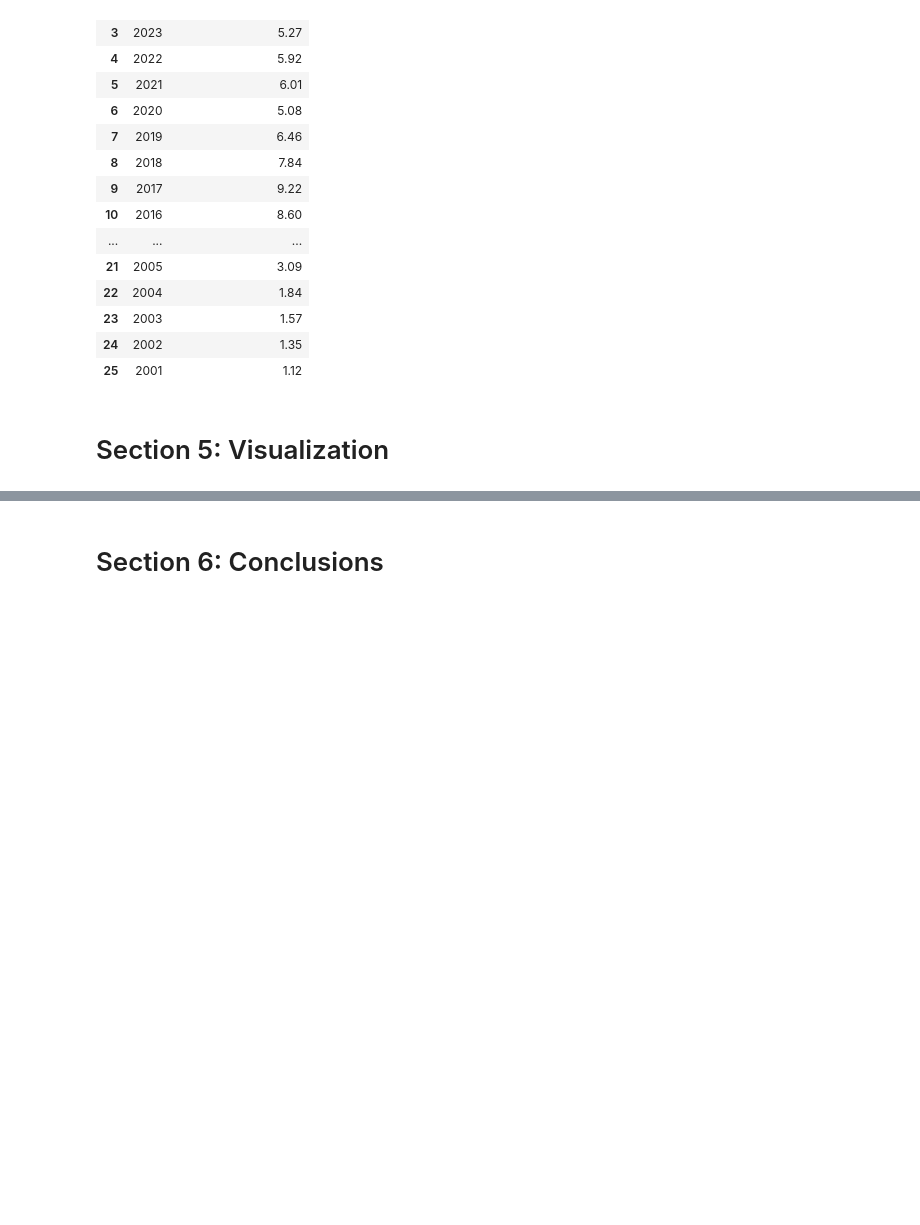
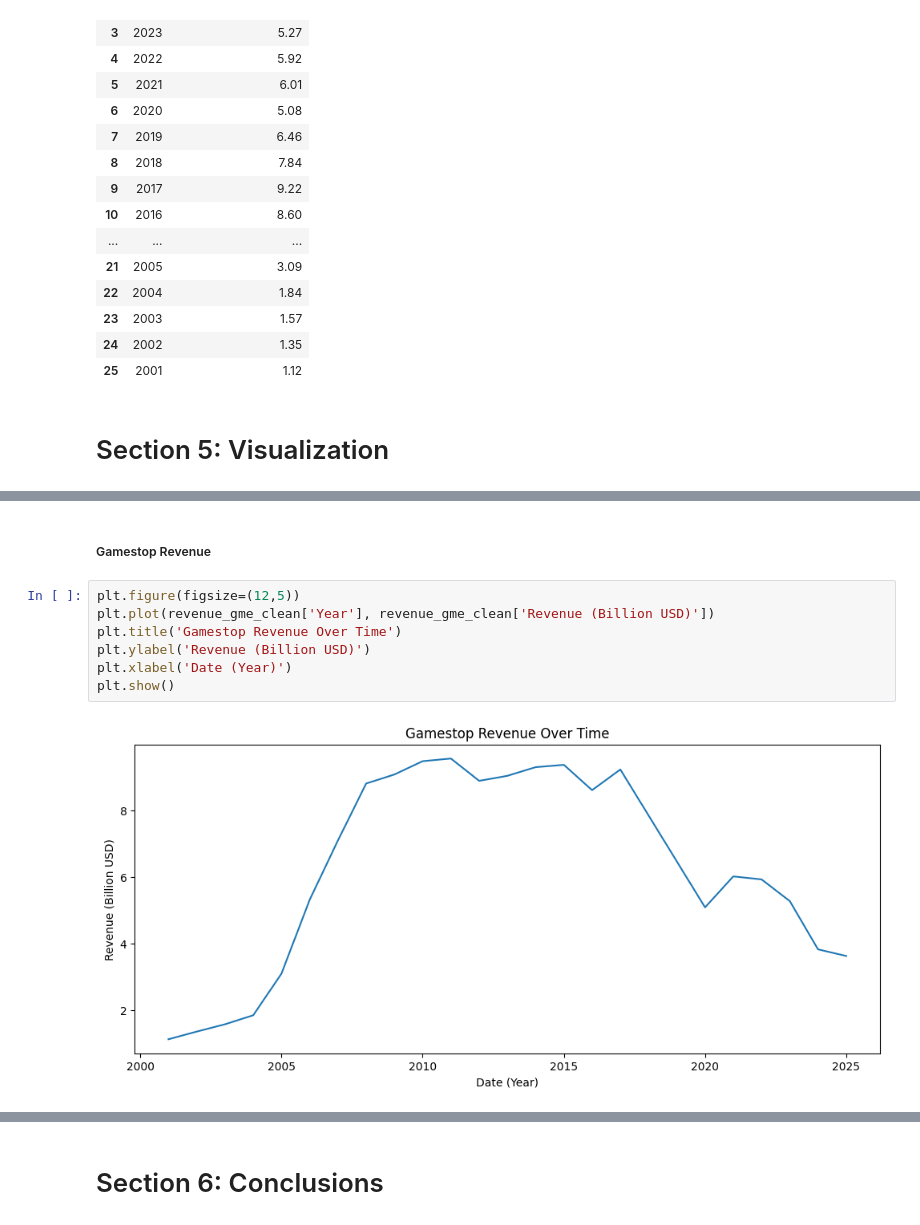
Before and after one commit to eddyzevallos12/Stock-Price-vs-Revenue-Analysis-Tesla-GameStop-, a Jupyter notebook: Stock Price vs Company Fundamentals Analysis.ipynb, the cells around one changed output, grey strips where cells are left out. Drawn from its saved outputs; the diff is of its cells as text; blank space fills up the shorter version.

```diff
--- a/Stock Price vs Company Fundamentals Analysis.ipynb
+++ b/Stock Price vs Company Fundamentals Analysis.ipynb
@@ -292,0 +326,11 @@ revenue_gme_clean
+# %% [markdown]
+##### Gamestop Revenue
+# %%
+plt.figure(figsize=(12,5))
+plt.plot(revenue_gme_clean['Year'], revenue_gme_clean['Revenue (Billion USD)'])
+plt.title('Gamestop Revenue Over Time')
+plt.ylabel('Revenue (Billion USD)')
+plt.xlabel('Date (Year)')
+plt.show()
+# %% [output]
+[figure, added]
```
Also changed, not shown: parts of 9 cells of this notebook.
